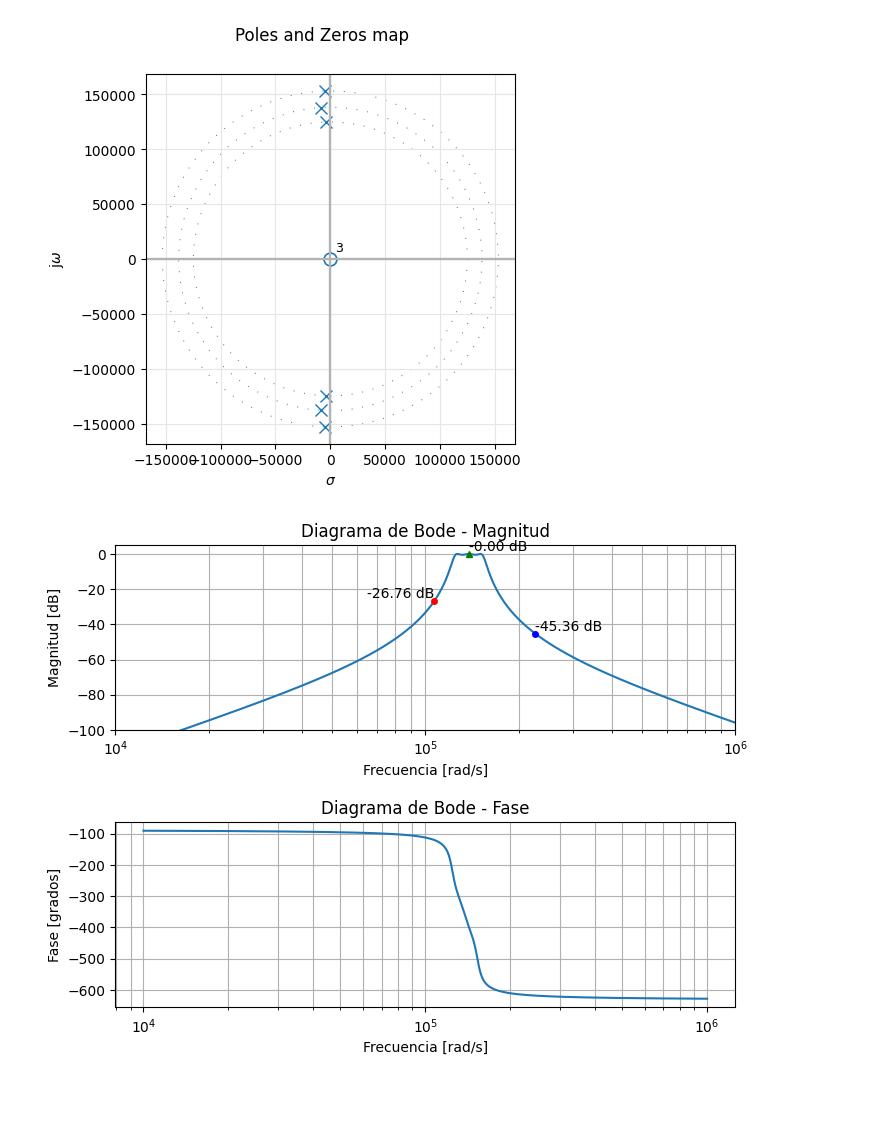
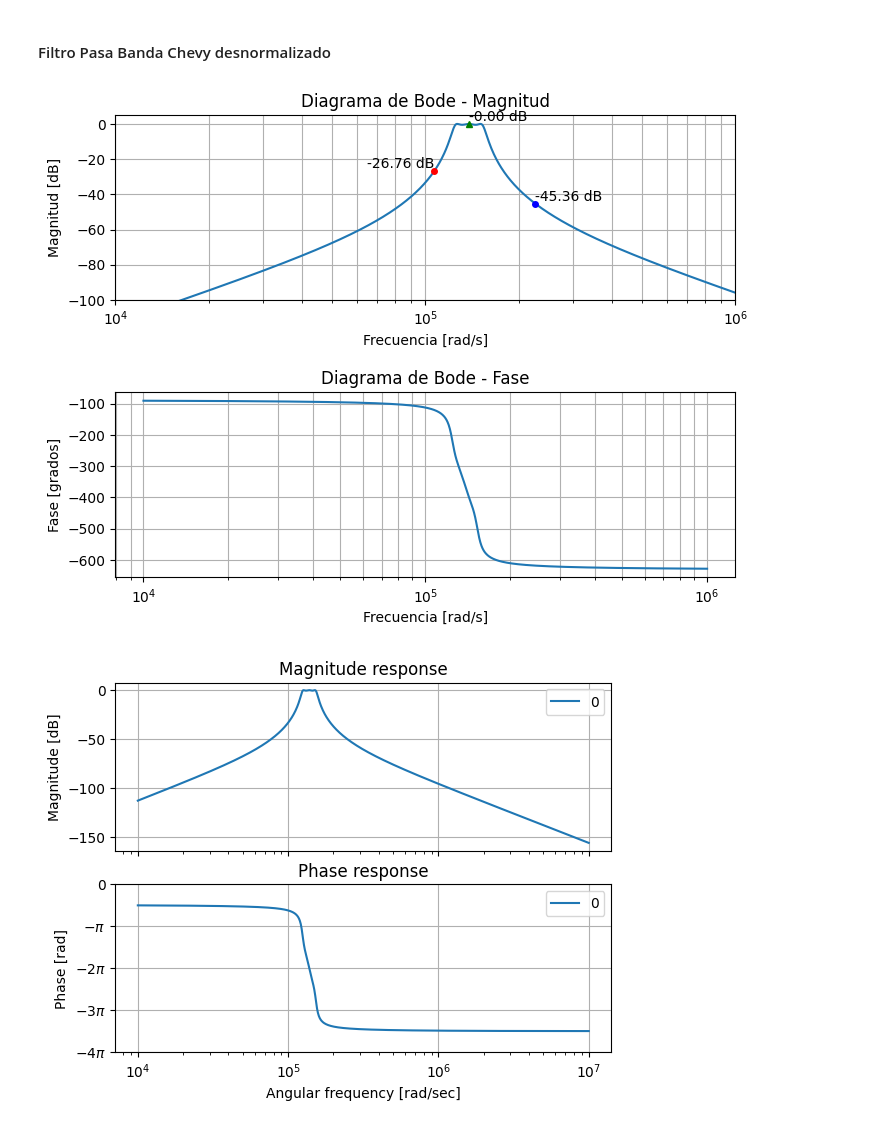
Before and after one commit to Pereyzaquer/TC2_NicolasPereyra, a Jupyter notebook: Semana4_bis_x2/Semana_4_bisx2.ipynb, the cells around one changed output. Drawn from its saved outputs; the diff is of its cells as text; code cells hidden in the pictures; blank space fills up the shorter version.

```diff
--- a/Semana4_bis_x2/Semana_4_bisx2.ipynb
+++ b/Semana4_bis_x2/Semana_4_bisx2.ipynb
@@ -1,32 +100,10 @@
 # %%
-import sympy as sp
-from sympy.abc import s
+print_subtitle('Filtro Pasa Banda Chevy desnormalizado')
+## Pasa banda
+bpb, bpa = signal.lp2bp(lpb,lpa,wo,bw)
 
-# Módulos externos
-import matplotlib as mpl
-import matplotlib.pyplot as plt
-from scipy import signal
-from pytc2.sistemas_lineales import pzmap, bodePlot, tf2sos_analog, analyze_sys, parametrize_sos, pretty_print_lti, pretty_print_bicuad_omegayq, tf2sos_analog, pretty_print_SOS
-import numpy as np
-import matplotlib.pyplot as plt
-from IPython.display import display, Markdown
-
-n = 3
-r = 0.5   ## Atenuacion en dB
-
-fs1 = 17*10**3
-fs2 = 36*10**3
-
-fo = 22*10**3
-wo = 2*np.pi*fo
-q = 5
-bw = wo/q
-
-b, a = signal.cheby1(n, r,1,analog=True)
-b, a = signal.lp2bp(b,a,wo,bw)
-
-tf = signal.TransferFunction(b,a)
-pzmap(tf, fig_id=1) #S plane pole/zero plot
+tfbp = signal.TransferFunction(bpb,bpa)
+#pzmap(tfbp, fig_id=2) #S plane pole/zero plot
 
 
 #--------------------------------------------------------------
@@ -36,7 +113,7 @@ pzmap(tf, fig_id=1) #S plane pole/zero plot
 w = np.logspace(4, 6, num=1000)  # Rango de 10^4 a 10^6 con 1000 puntos
 
 # Calcular la respuesta en frecuencia del sistema
-w, mag, phase = signal.bode(tf, w)
+w, mag, phase = signal.bode(tfbp, w)
 
 # Crear la figura y los subplots
 fig, (ax1, ax2) = plt.subplots(2, 1, figsize=(8, 6))
@@ -58,32 +135,35 @@ ax1.text(w[idx_1], mag[idx_1], f'{mag_marker_1:.2f} dB', ha='right', va='bottom'
 
 # Marcar fs2
 idx_2 = np.where(w >= (2*np.pi*fs2))[0][0]
 mag_marker_2 = mag[idx_2]
 ax1.plot(w[idx_2], mag[idx_2], 'bo', markersize=4)
 ax1.text(w[idx_2], mag[idx_2], f'{mag_marker_2:.2f} dB', ha='left', va='bottom')
 
 # Marcar fo
 idx_3 = np.where(w >= (2*np.pi*fo))[0][0]
 mag_marker_3 = mag[idx_3]
 ax1.plot(w[idx_3], mag[idx_3], 'g^', markersize=4)
 ax1.text(w[idx_3], mag[idx_3], f'{mag_marker_3:.2f} dB', ha='left', va='bottom')
 
 # Ajustar límites del eje x
 ax1.set_xlim(10**4, 10**6)
 
 # Ajustar límites del eje y
 ax1.set_ylim(-100,5)
 
 # Graficar la fase en grados con grillado
 ax2.semilogx(w, phase)
 ax2.set_xscale('log')
 ax2.set_xlabel('Frecuencia [rad/s]')
 ax2.set_ylabel('Fase [grados]')
 ax2.set_title('Diagrama de Bode - Fase')
 ax2.grid(True, which="both")
 
 # Mostrar la figura
 plt.show()
+
+analyze_sys(tfbp)
 # %% [output]
+#### Filtro Pasa Banda Chevy desnormalizado
-[figure, old version]
+[figure, new version]
-[figure, old version]
+[figure, new version]
```
Also changed, not shown: parts of 5 cells of this notebook.
